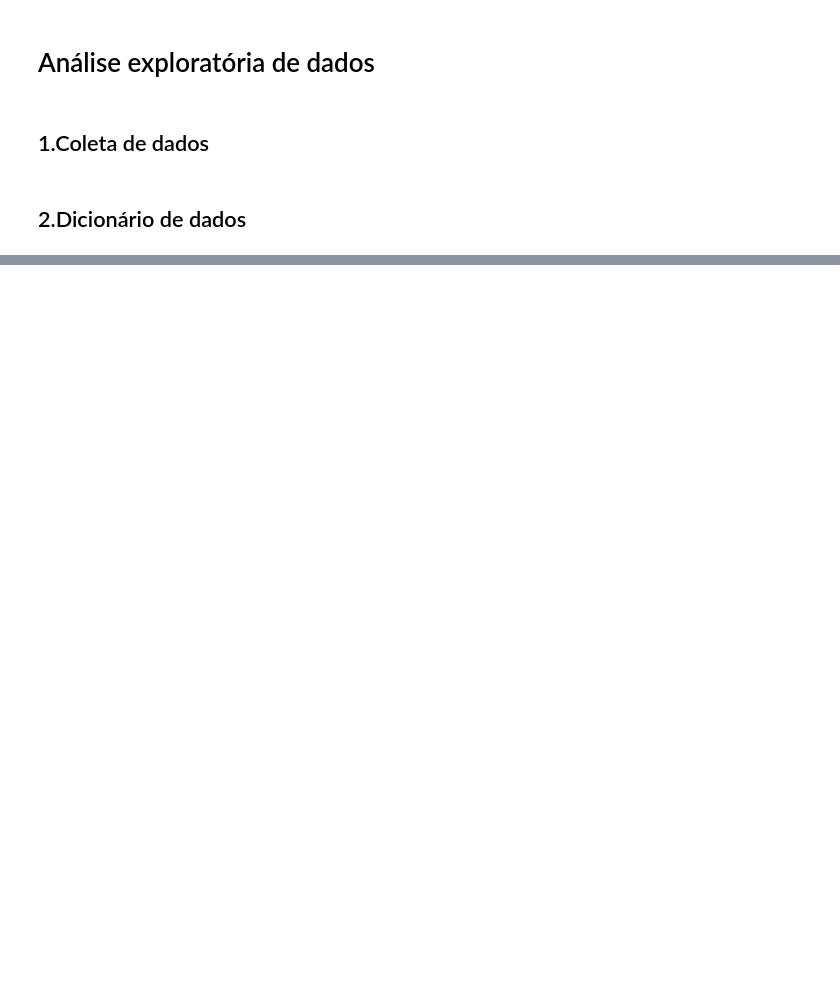
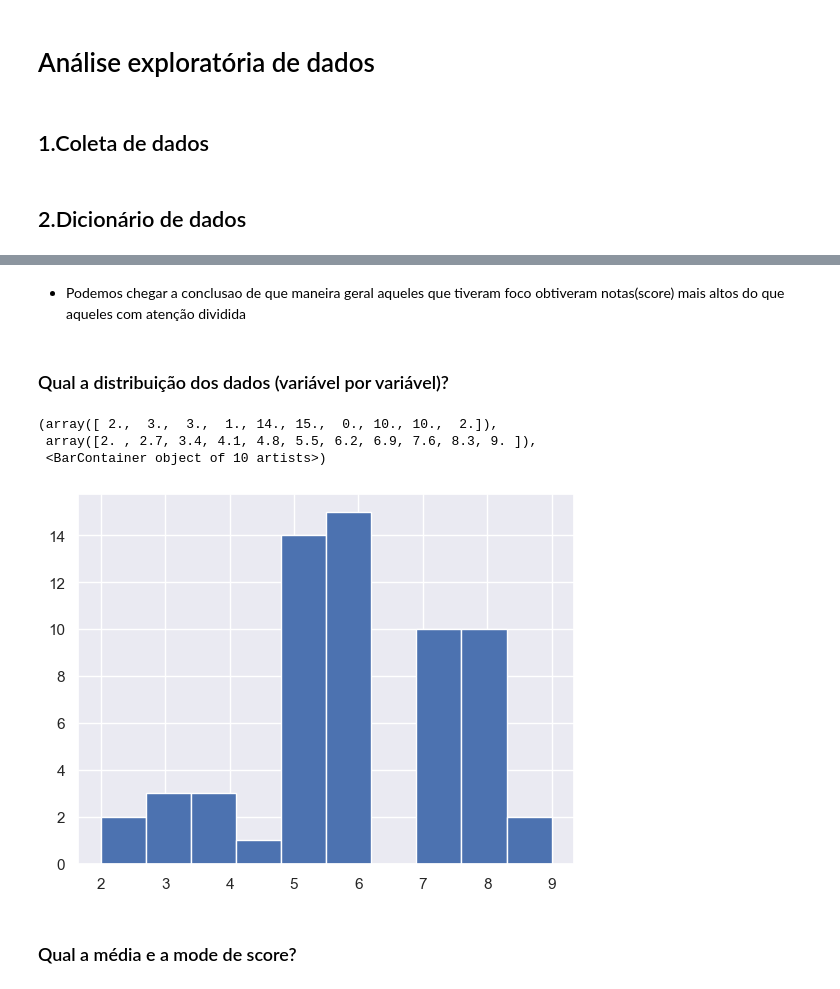
Before and after one commit to LucasFerreira1107/avanti-bootcamp-cdd, a Jupyter notebook: notebooks/01-exploratory_data_analysis.ipynb, the cells around one changed output, grey strips where cells are left out. Saved outputs shown, nothing was run; the diff lists cells and outputs as text; code cells hidden in the pictures; blank space fills up the shorter version.

```diff
--- a/notebooks/01-exploratory_data_analysis.ipynb
+++ b/notebooks/01-exploratory_data_analysis.ipynb
@@ -106,0 +158,14 @@ dicionario.to_csv('../data/external/dicionario.csv', index=False)
+# %% [markdown]
+- Podemos chegar a conclusao de que maneira geral aqueles que tiveram foco obtiveram notas(score) mais altos do que aqueles com atenção dividida
+# %% [markdown]
+### Qual a distribuição dos dados (variável por variável)?
+# %%
+#Histograma da coluna score
+plt.hist(attention.score)
+# %% [output]
+(array([ 2.,  3.,  3.,  1., 14., 15.,  0., 10., 10.,  2.]),
+ array([2. , 2.7, 3.4, 4.1, 4.8, 5.5, 6.2, 6.9, 7.6, 8.3, 9. ]),
+ <BarContainer object of 10 artists>)
+[figure, added]
+# %% [markdown]
+### Qual a média e a mode de score?
```
Also changed, not shown: parts of 28 cells of this notebook.
